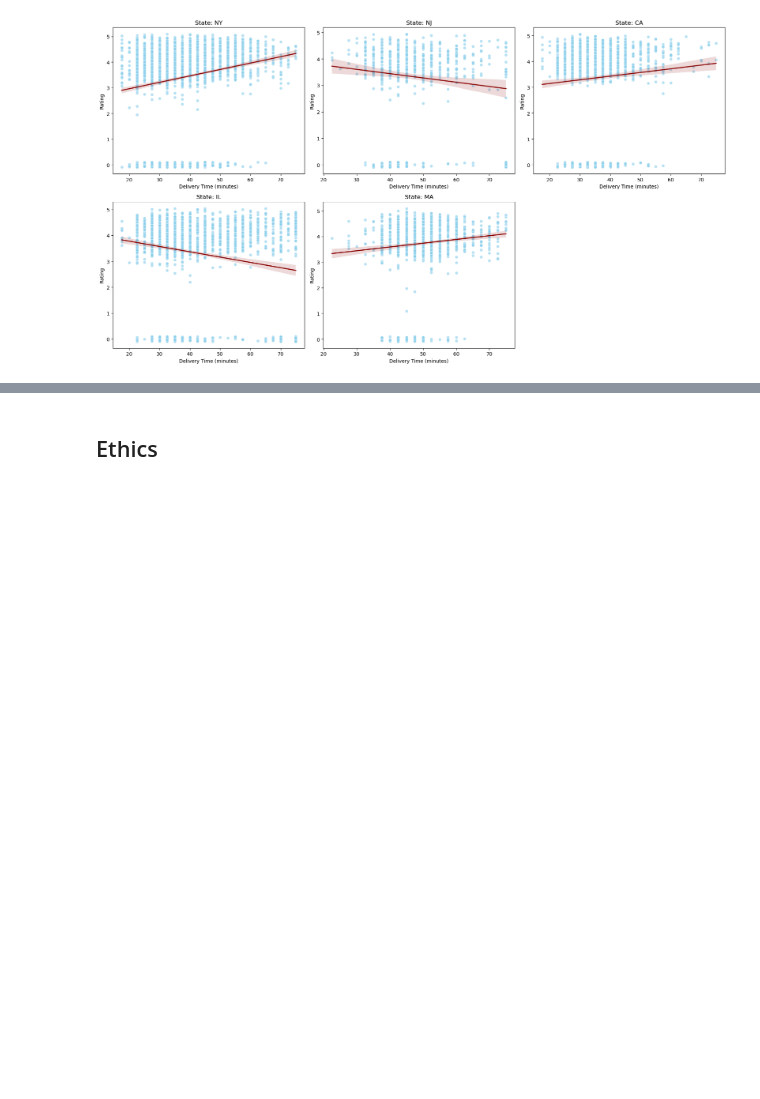
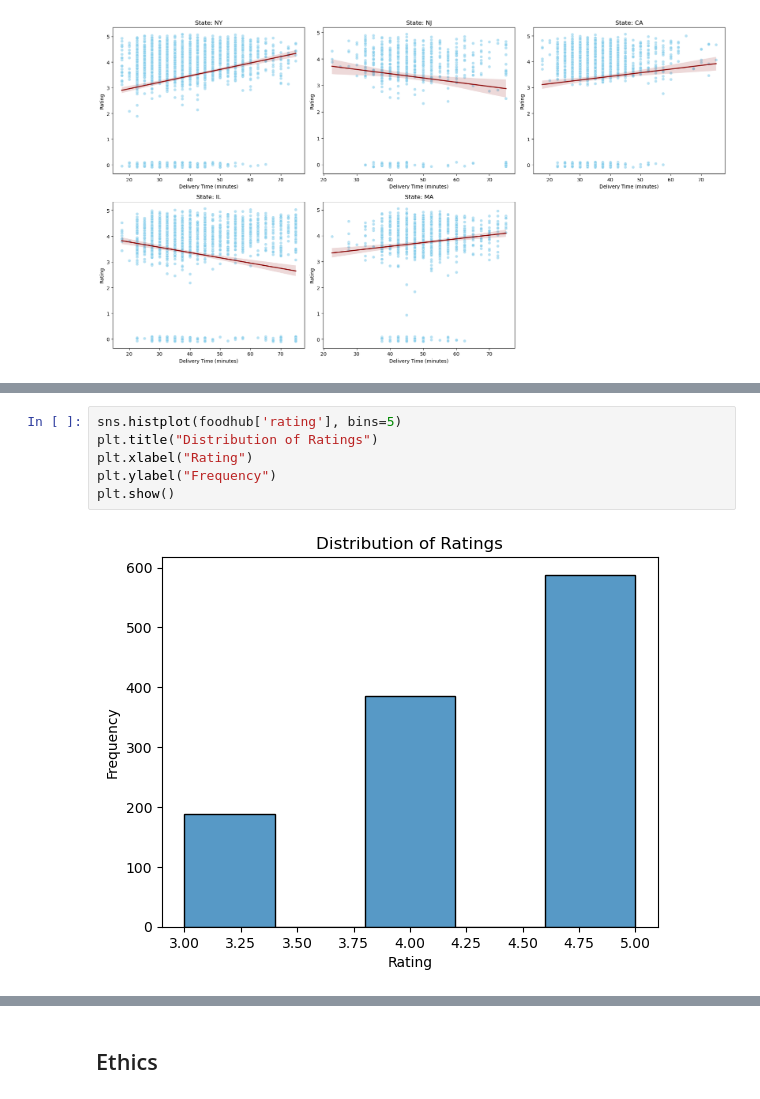
Before and after one commit to COGS108/Group111_WI26, a Jupyter notebook: 02-EDACheckpoint.ipynb, the cells around one changed output, grey strips where cells are left out. Saved outputs shown, nothing was run; the diff lists cells and outputs as text; blank space fills up the shorter version.

Commit message:
Revert "Revert " Foodhub EDA""

```diff
--- a/02-EDACheckpoint.ipynb
+++ b/02-EDACheckpoint.ipynb
@@ -527,0 +551,8 @@ Some more words and stuff.  Remember notebooks work best if you interleave the c
+# %%
+sns.histplot(foodhub['rating'], bins=5)
+plt.title("Distribution of Ratings")
+plt.xlabel("Rating")
+plt.ylabel("Frequency")
+plt.show()
+# %% [output]
+[figure, added]
```
Also changed, not shown: parts of 16 cells of this notebook.
